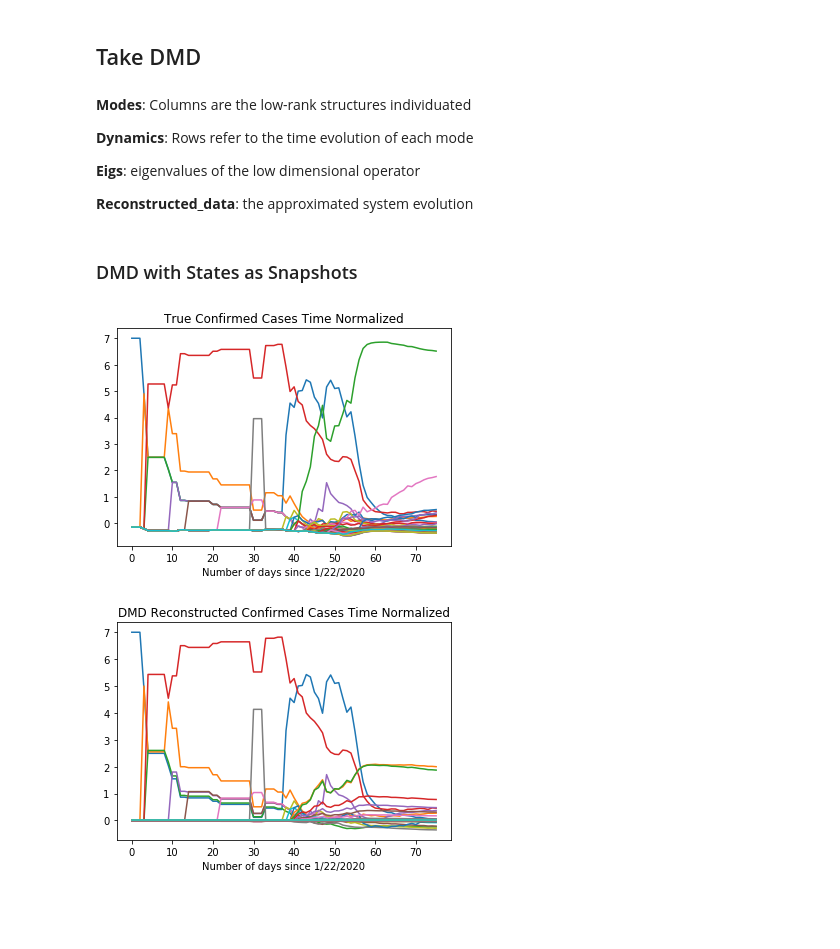
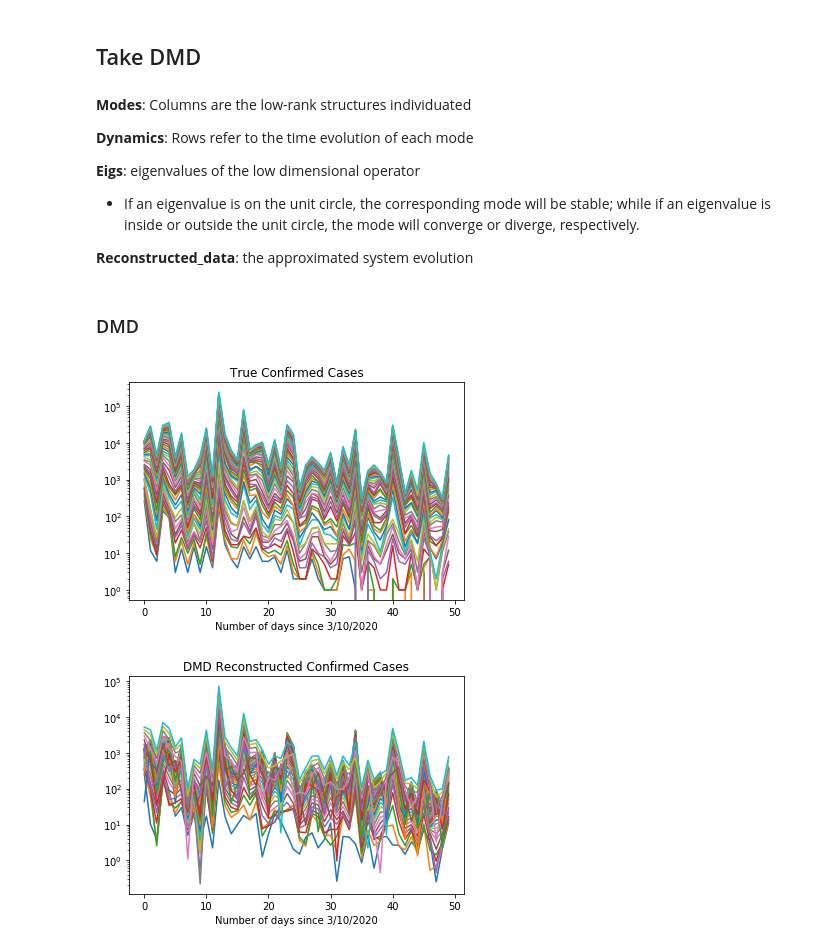
Before and after one commit to JuliaBriden/coronavirus-dmdc, a Jupyter notebook: US State Data.ipynb, the cells around one changed output. Drawn from its saved outputs; the diff is of its cells as text; code cells hidden in the pictures; blank space fills up the shorter version.

```diff
--- a/US State Data.ipynb
+++ b/US State Data.ipynb
@@ -199,0 +176,4 @@ plt.show()
+# %%
+# Select data with few initial conditions of 0
+scaledData = stateData.loc[:,'03-10-2020':] # starting March 10th
+scaledData
@@ -199,0 +199,4 @@ plt.show()
+# %%
+# Convert data to array
+scaledData = scaledData.to_numpy()
+scaledData
@@ -208,26 +225,29 @@ plt.show()
 
 **Eigs**: eigenvalues of the low dimensional operator
 
+* If an eigenvalue is on the unit circle, the corresponding mode will be stable; while if an eigenvalue is inside or outside the unit circle, the mode will converge or diverge, respectively.
 
 **Reconstructed_data**: the approximated system evolution
 # %% [markdown]
-### DMD with States as Snapshots
+### DMD
 # %%
 dmd = DMD()
-dmd.fit(scaledDataTime.T) # transpose so snapshots (state data) are arranged by column
+dmd.fit(scaledData) # transpose so snapshots (state data) are arranged by column
 
 # plot true data
-plt.title('True Confirmed Cases Time Normalized')
-plt.plot(scaledDataTime.T)
-plt.xlabel('Number of days since 1/22/2020')
+plt.title('True Confirmed Cases')
+plt.plot(scaledData)
+plt.xlabel('Number of days since 3/10/2020')
+plt.yscale('log')
 plt.show()
 
 # plot dmd reconstructed data
-plt.title('DMD Reconstructed Confirmed Cases Time Normalized')
-plt.plot(dmd.reconstructed_data.real)
-plt.xlabel('Number of days since 1/22/2020')
+plt.title('DMD Reconstructed Confirmed Cases')
+plt.plot(abs(dmd.reconstructed_data.real))
+plt.xlabel('Number of days since 3/10/2020')
+plt.yscale('log')
 plt.show()
 # %% [output]
-[figure, old version]
+[figure, new version]
-[figure, old version]
+[figure, new version]
 # %%
```
Also changed, not shown: parts of 30 cells of this notebook, 1 other file.
